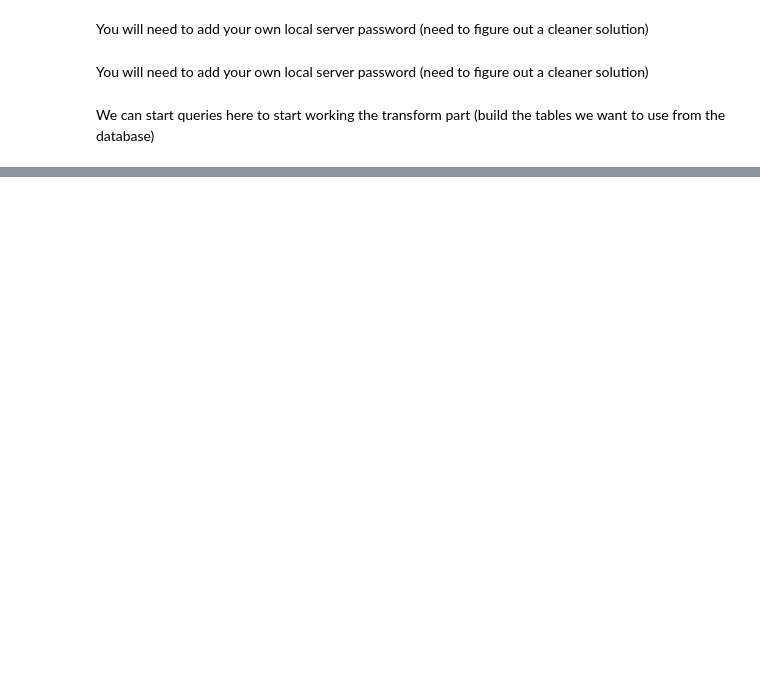
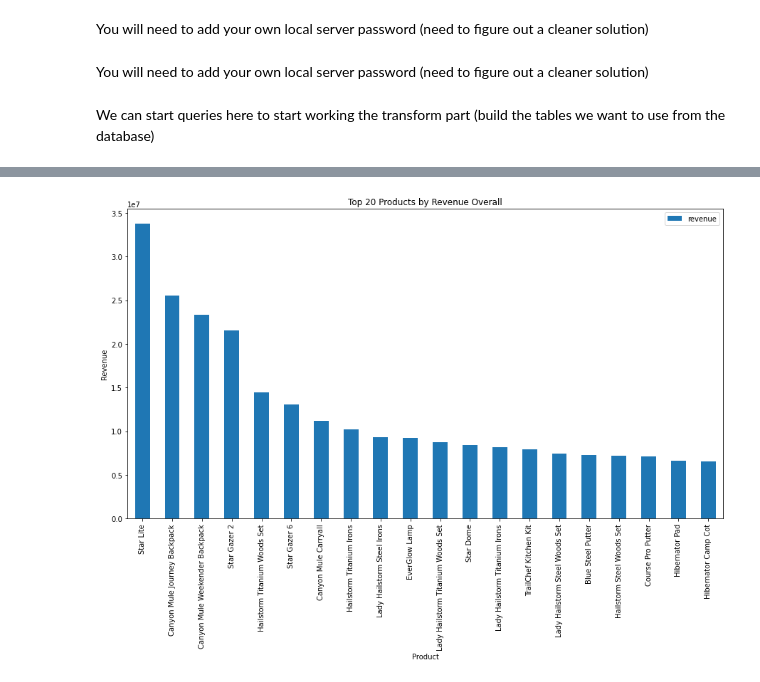
Before and after one commit to RenettaNelson/ADS-507---SQL-Data-Pipeline, a Jupyter notebook: ADS-507-01_group_3_code.ipynb, the cells around one changed output, grey strips where cells are left out. Saved outputs shown, nothing was run; the diff lists cells and outputs as text; code cells hidden in the pictures; blank space fills up the shorter version.

```diff
--- a/ADS-507-01_group_3_code.ipynb
+++ b/ADS-507-01_group_3_code.ipynb
@@ -81,0 +193,11 @@ sql
+# %%
+product_rev = pd.DataFrame(pd.read_sql("SELECT p.Product,\
+                                               SUM(p.`Unit price` * s.Quantity) AS revenue \
+                                        FROM go_daily_sales s \
+                                            JOIN go_products p \
+                                            ON s.`Product number` = p.`Product number` \
+                                        Group by Product\
+                                        ORDER BY revenue DESC \
+                                        LIMIT 20;",
+                                        connection))
+product_rev
@@ -81,0 +222,9 @@ sql
+# %%
+#Plot of product sales by revenue (top 20)
+ax = product_rev.plot.bar(x='Product', y=['revenue'], figsize = (15,8))
+ax.set_title("Top 20 Products by Revenue Overall")
+ax.set_ylabel('Revenue')
+
+plt.show()
+# %% [output]
+[figure, added]
```
Also changed, not shown: parts of 20 cells of this notebook.
